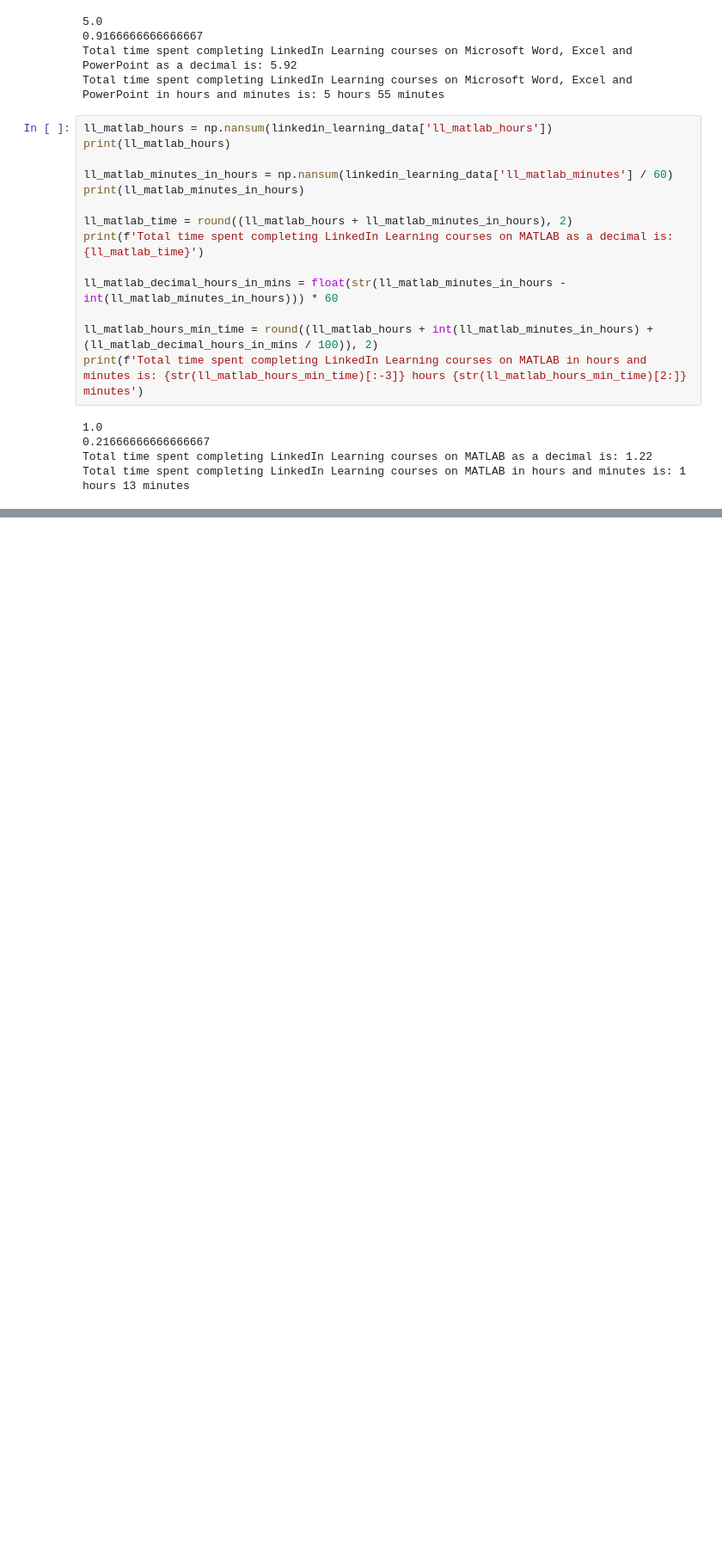
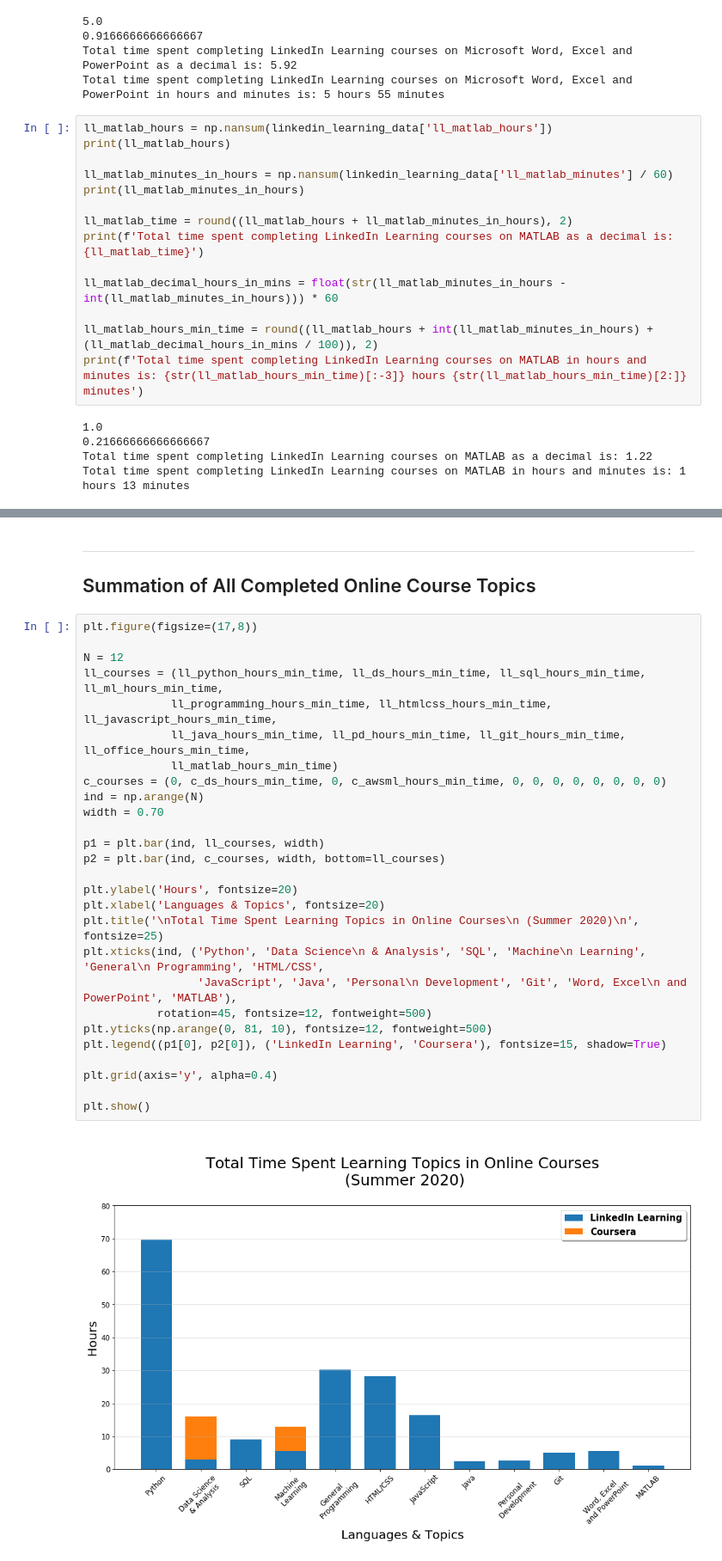
Before and after one commit to abbielms/Online_Courses, a Jupyter notebook: OnlineCourses.ipynb, the cells around one changed output, grey strips where cells are left out. Shown: that part at 86% size. Saved outputs shown, nothing was run; the diff lists cells and outputs as text; blank space fills up the shorter version.

```diff
--- a/OnlineCourses.ipynb
+++ b/OnlineCourses.ipynb
@@ -298,0 +423,32 @@ plt.show()
+# %% [markdown]
+---------------------------------------------------------------------------------------------------------------------------
+## Summation of All Completed Online Course Topics
+# %%
+plt.figure(figsize=(17,8))
+
+N = 12
+ll_courses = (ll_python_hours_min_time, ll_ds_hours_min_time, ll_sql_hours_min_time, ll_ml_hours_min_time,
+             ll_programming_hours_min_time, ll_htmlcss_hours_min_time, ll_javascript_hours_min_time,
+             ll_java_hours_min_time, ll_pd_hours_min_time, ll_git_hours_min_time, ll_office_hours_min_time,
+             ll_matlab_hours_min_time)
+c_courses = (0, c_ds_hours_min_time, 0, c_awsml_hours_min_time, 0, 0, 0, 0, 0, 0, 0, 0)
+ind = np.arange(N)
+width = 0.70
+
+p1 = plt.bar(ind, ll_courses, width)
+p2 = plt.bar(ind, c_courses, width, bottom=ll_courses)
+
+plt.ylabel('Hours', fontsize=20)
+plt.xlabel('Languages & Topics', fontsize=20)
+plt.title('\nTotal Time Spent Learning Topics in Online Courses\n (Summer 2020)\n', fontsize=25)
+plt.xticks(ind, ('Python', 'Data Science\n & Analysis', 'SQL', 'Machine\n Learning', 'General\n Programming', 'HTML/CSS',
+                 'JavaScript', 'Java', 'Personal\n Development', 'Git', 'Word, Excel\n and PowerPoint', 'MATLAB'),
+           rotation=45, fontsize=12, fontweight=500)
+plt.yticks(np.arange(0, 81, 10), fontsize=12, fontweight=500)
+plt.legend((p1[0], p2[0]), ('LinkedIn Learning', 'Coursera'), fontsize=15, shadow=True)
+
+plt.grid(axis='y', alpha=0.4)
+
+plt.show()
+# %% [output]
+[figure, added]
```
Also changed, not shown: parts of 11 cells of this notebook, 3 other files.
